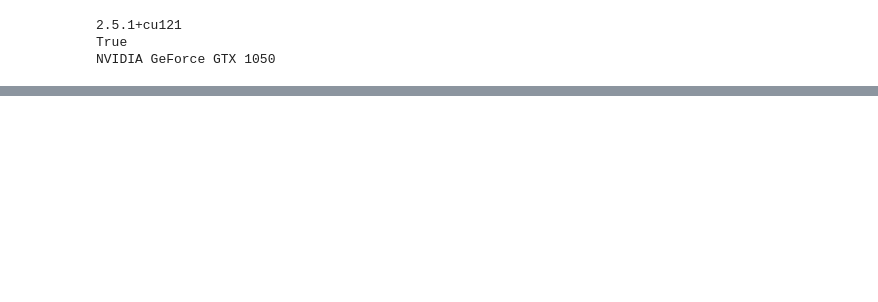
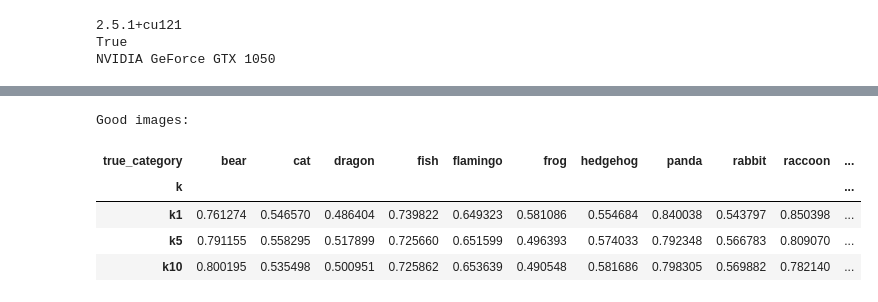
Before and after one commit to acmucsd-projects/su26-ai-team-3, a Jupyter notebook: baselines/simplecnn/animals.ipynb, the cells around one changed output, grey strips where cells are left out. Cells and saved outputs as stored; diff of their text form; code cells hidden in the pictures; blank space fills up the shorter version.

```diff
--- a/baselines/simplecnn/animals.ipynb
+++ b/baselines/simplecnn/animals.ipynb
@@ -520,0 +681,62 @@ Misclassified: 2215 / 6000 (36.9%)
+# %%
+IMAGE_SIZE = 128  # match your trained model's image size
+DATA_DIRS = {
+    'good': '../../data/good',
+    'bad': '../../data/bad'
+}
+
+model.eval()
+
+results = []
+
+for quality, dir_path in DATA_DIRS.items():
+    for filename in sorted(os.listdir(dir_path)):
+        if not filename.lower().endswith(('.png', '.jpg', '.jpeg')):
+            continue
+
+        name_part = filename.rsplit('.', 1)[0]
+        true_category = name_part.rsplit('_', 1)[0]  # strip _good/_bad suffix
+
+        if true_category not in CATEGORIES:
+            print(f"Skipping {filename}: '{true_category}' not in CATEGORIES")
+            continue
+
+        true_idx = CATEGORIES.index(true_category)
+
+        img = Image.open(os.path.join(dir_path, filename)).convert('L').resize((IMAGE_SIZE, IMAGE_SIZE))
+        img_arr = np.array(img, dtype=np.float32) / 255.0
+        img_tensor = torch.tensor(img_arr[None, None, :, :], dtype=torch.float32).to(device)
+
+        with torch.no_grad():
+            emb = model.embed(img_tensor).cpu()
+        emb_norm = F.normalize(emb, dim=1)
+
+        for k, k_centroids in [(1, centroid_1), (5, centroid_5), (10, centroid_10)]:
+            k_centroids_norm = F.normalize(k_centroids, dim=1)
+            own_class_sim = (emb_norm @ k_centroids_norm[true_idx:true_idx+1].T).item()
+
+            results.append({
+                'quality': quality,
+                'true_category': true_category,
+                'k': f'k{k}',
+                'similarity': own_class_sim
+            })
+
+df = pd.DataFrame(results)
+
+df_good = df[df['quality'] == 'good'].pivot_table(index='k', columns='true_category', values='similarity')
+df_bad = df[df['quality'] == 'bad'].pivot_table(index='k', columns='true_category', values='similarity')
+
+row_order = ['k1', 'k5', 'k10']
+df_good = df_good.reindex(row_order)
+df_bad = df_bad.reindex(row_order)
+
+print("Good images:\n")
+df_good
+# %% [output]
+Good images:
+| true_category | bear | cat | dragon | fish | flamingo | frog | hedgehog | panda | rabbit | raccoon | ... |
+| k |  |  |  |  |  |  |  |  |  |  | ... |
+| k1 | 0.761274 | 0.546570 | 0.486404 | 0.739822 | 0.649323 | 0.581086 | 0.554684 | 0.840038 | 0.543797 | 0.850398 | ... |
+| k5 | 0.791155 | 0.558295 | 0.517899 | 0.725660 | 0.651599 | 0.496393 | 0.574033 | 0.792348 | 0.566783 | 0.809070 | ... |
+| k10 | 0.800195 | 0.535498 | 0.500951 | 0.725862 | 0.653639 | 0.490548 | 0.581686 | 0.798305 | 0.569882 | 0.782140 | ... |
```
Also changed, not shown: parts of 18 cells of this notebook, 4 other files.
